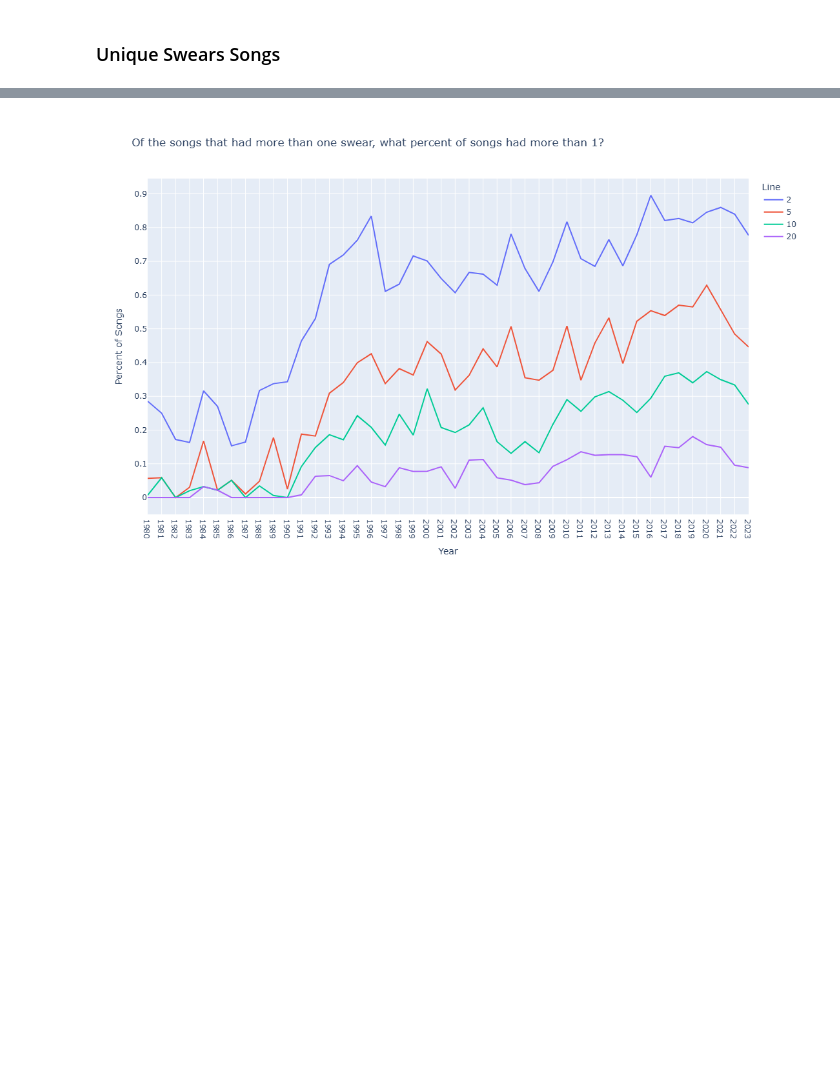
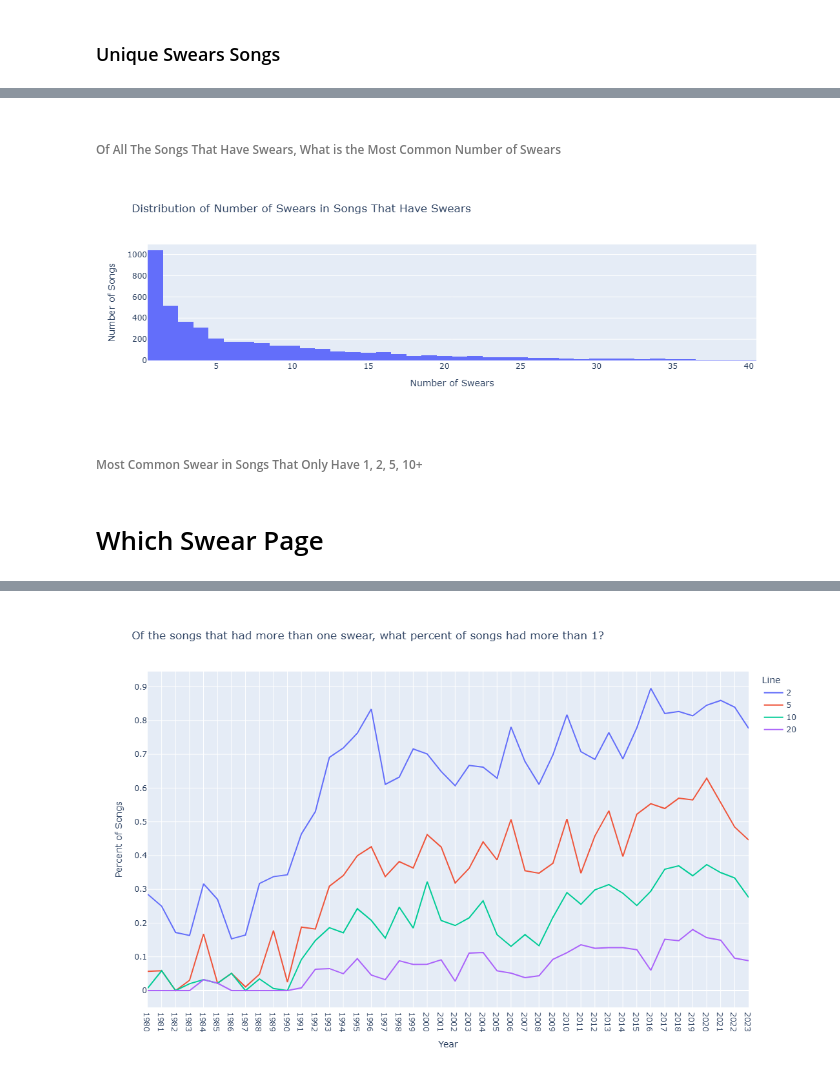
Before and after one commit to gouthamyegappan/swearing, a Jupyter notebook: Metrics.ipynb, the cells around one changed output, grey strips where cells are left out. Saved outputs shown, nothing was run; the diff lists cells and outputs as text; code cells hidden in the pictures; blank space fills up the shorter version.

```diff
--- a/Metrics.ipynb
+++ b/Metrics.ipynb
@@ -346,0 +213,5 @@ df
+# %%
+which_swear = pd.DataFrame(columns = swears)
+idx = ''
+for s in swears:
+    which_swear.loc[idx, s] = str(round(((unique[s] != 0).sum()/len(unique)) * 100, 2)) + '%'
@@ -346,0 +225,9 @@ df
+# %%
+unique_ey = unique.copy()
+unique_ey['year'] = list(f.drop_duplicates(subset=['artist', 'title'], keep="first")['year'])
+# %%
+which_swear = pd.DataFrame(columns = swears)
+for i in range(1980, 2030, 10):
+    data = unique_ey[(unique_ey['year'] >= str(i)) & (unique_ey['year'] <= str(i + 10))]
+    for s in swears:
+        which_swear.loc[i, s] = str(round(((data[s] != 0).sum()/len(data)) * 100, 2)) + '%'
@@ -372,3 +328,5 @@ for num in [1, 2, 5, 10]:
     dist_data[num] = dta
 # %%
 dist_data.to_csv('percent_dist.csv')
+# %% [markdown]
+###### Of All The Songs That Have Swears, What is the Most Common Number of Swears
@@ -374,0 +335,33 @@ dist_data.to_csv('percent_dist.csv')
+# %%
+# Make histogram with one bar per integer
+import json
+
+fig = px.histogram(
+    x=num_swears,
+    nbins=40,                # total number of bins
+    labels={'x': 'Value', 'y': 'Count'},
+    title = 'Distribution of Number of Swears in Songs That Have Swears'
+)
+
+# Force x-axis ticks from 1 to 40
+#fig.update_xaxes(dtick=1, range=[0.5, 40.5])
+fig.update_layout(
+	xaxis_title="Number of Swears",
+	yaxis_title="Number of Songs",
+
+)
+
+# Save figure to JSON file
+with open("dist_swears.json", "w") as file:
+    file.write(fig.to_json())
+# %%
+import plotly.io as pio
+
+# Load figure from JSON file
+with open("dist_swears.json", "r") as file:
+    fig = pio.from_json(file.read())
+fig
+# %% [output]
+[figure, new version]
+# %% [markdown]
+###### Most Common Swear in Songs That Only Have 1, 2, 5, 10+
@@ -375 +380,3 @@ dist_data.to_csv('percent_dist.csv')
+# %% [markdown]
+# Which Swear Page
 # %%
```
Also changed, not shown: parts of 71 cells of this notebook.
